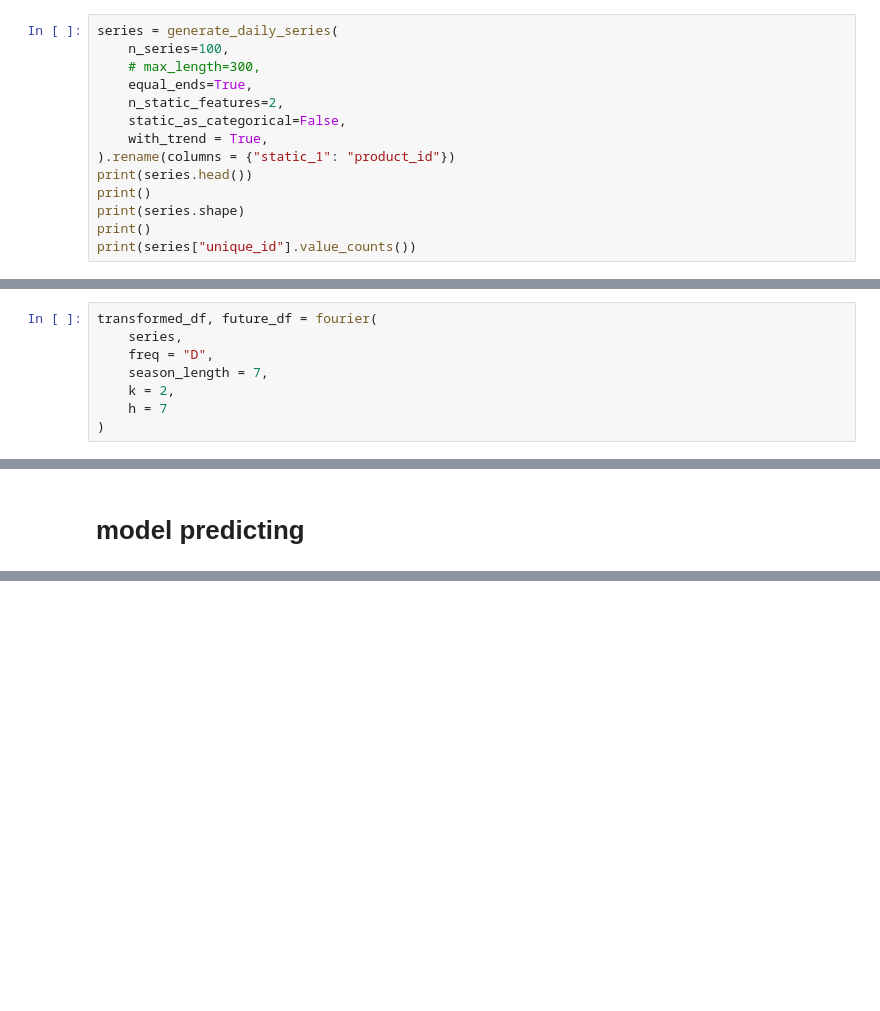
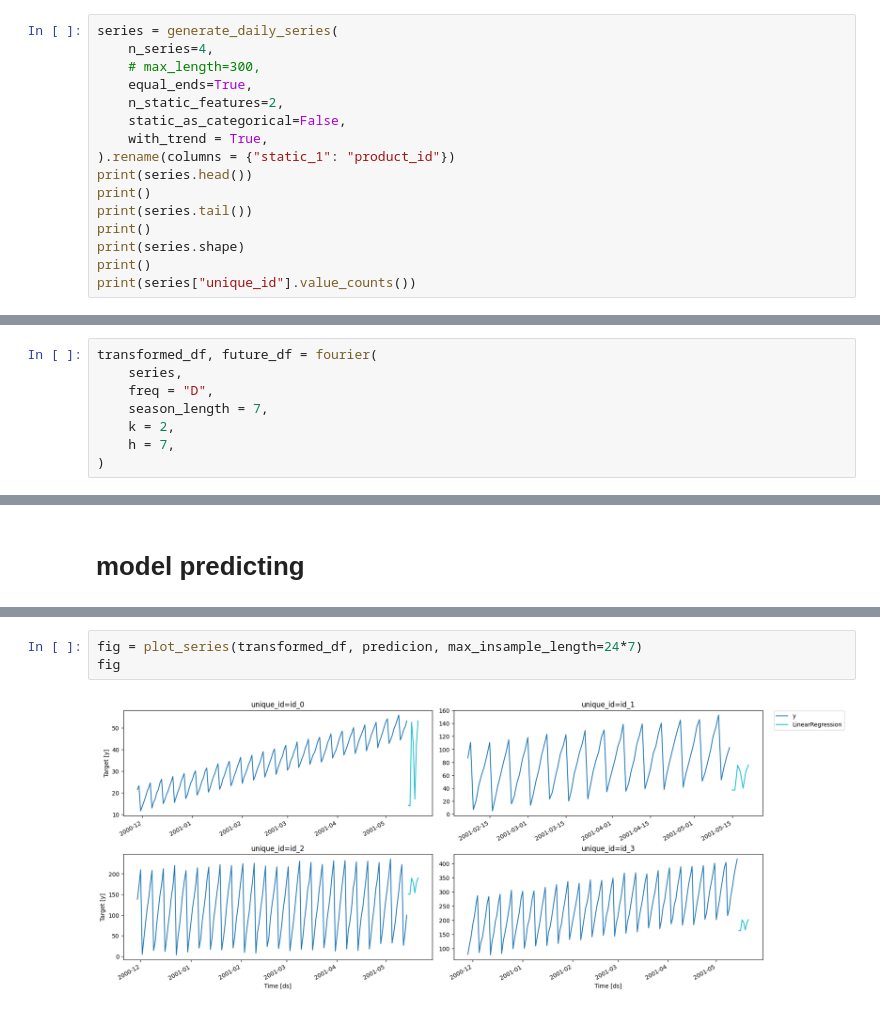
Before and after one commit to wangzhefeng/tsproj, a Jupyter notebook: models_ml/ml_forecast/utils/exogenous_feat_gen.ipynb, the cells around one changed output, grey strips where cells are left out. Saved outputs shown, nothing was run; the diff lists cells and outputs as text; blank space fills up the shorter version.

```diff
--- a/models_ml/ml_forecast/utils/exogenous_feat_gen.ipynb
+++ b/models_ml/ml_forecast/utils/exogenous_feat_gen.ipynb
@@ -14,7 +21,7 @@ from sklearn.linear_model import LinearRegression
 ## 生成模拟数据
 # %%
 series = generate_daily_series(
-    n_series=100,
+    n_series=4,
     # max_length=300,
     equal_ends=True,
     n_static_features=2,
@@ -23,6 +30,8 @@ series = generate_daily_series(
 ).rename(columns = {"static_1": "product_id"})
 print(series.head())
 print()
+print(series.tail())
+print()
 print(series.shape)
 print()
 print(series["unique_id"].value_counts())
@@ -52,5 +61,5 @@ transformed_df, future_df = fourier(
     freq = "D",
     season_length = 7,
     k = 2,
-    h = 7
+    h = 7,
 )
@@ -141,0 +169,5 @@ Name: unique_id, Length: 100, dtype: int64
+# %%
+fig = plot_series(transformed_df, predicion, max_insample_length=24*7)
+fig
+# %% [output]
+[figure, added]
```
Also changed, not shown: parts of 8 cells of this notebook, 3 other files.
